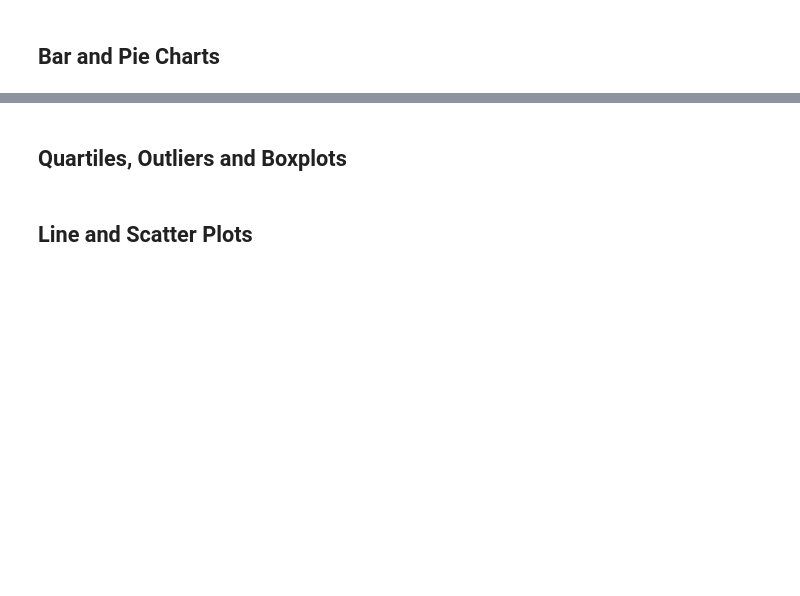
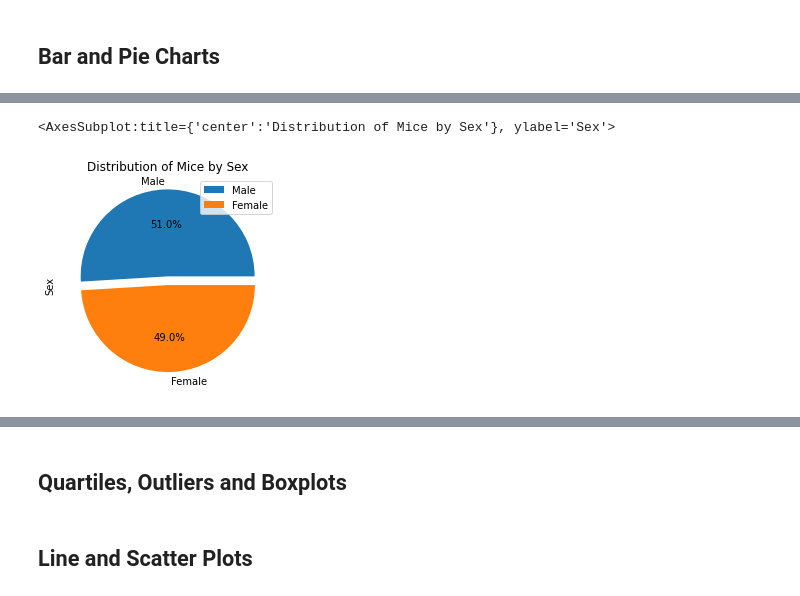
Before and after one commit to felpronove/matplotlib-challenge, a Jupyter notebook: Pymaceuticals/pymaceuticals_starter.ipynb, the cells around one changed output, grey strips where cells are left out. Drawn from its saved outputs; the diff is of its cells as text; code cells hidden in the pictures; blank space fills up the shorter version.

```diff
--- a/Pymaceuticals/pymaceuticals_starter.ipynb
+++ b/Pymaceuticals/pymaceuticals_starter.ipynb
@@ -207,0 +179,9 @@ mice_sex_df
+# %%
+# Generate a pie plot showing the distribution of female versus male mice using pandas
+#binary world so total-female=male
+mice_sex_count=clean_df["Sex"].value_counts() #get the count of data rows based on the values in the "Sex" column of the dataframe
+
+mice_sex_count.plot(kind="pie",autopct="%1.1f%%", explode=[0.1, 0.0],legend=True,title="Distribution of Mice by Sex") #created a pie plot based on the Sex values
+# %% [output]
+<AxesSubplot:title={'center':'Distribution of Mice by Sex'}, ylabel='Sex'>
+[figure, added]
```
Also changed, not shown: parts of 12 cells of this notebook.
